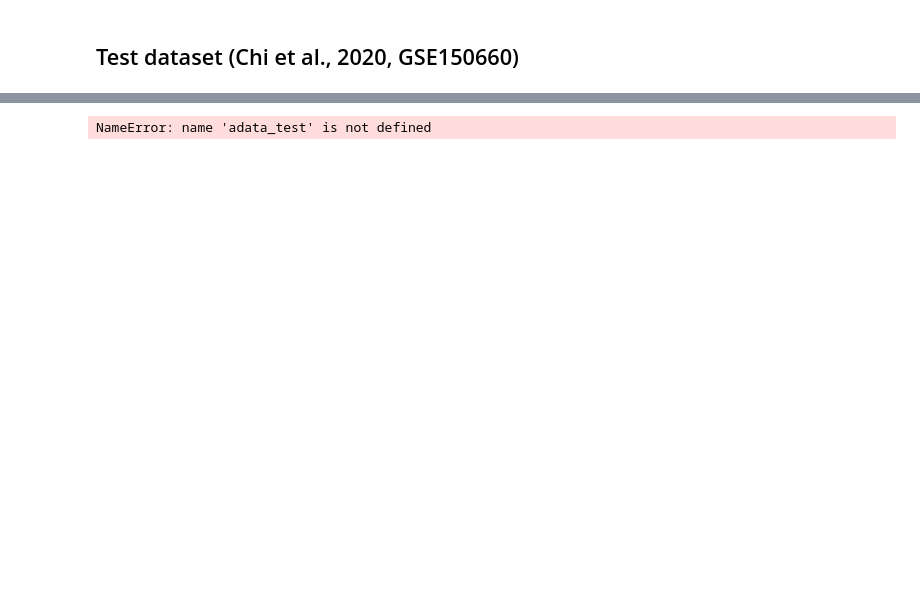
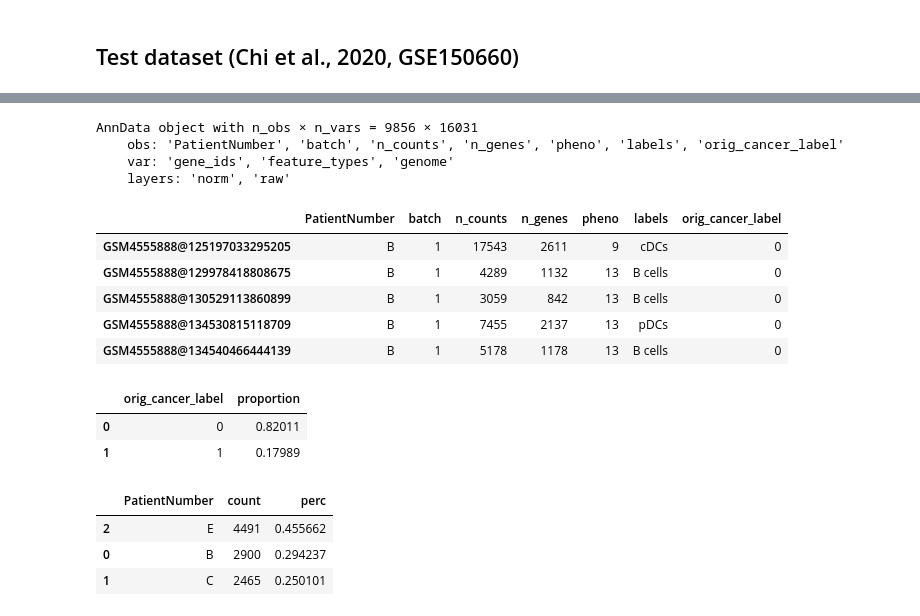
Before and after one commit to b-richins92/Cancer_Prediction_10x, a Jupyter notebook: 0_create_datasets_stats.ipynb, the cells around one changed output, grey strips where cells are left out. Saved outputs shown, nothing was run; the diff lists cells and outputs as text; code cells hidden in the pictures; blank space fills up the shorter version.

```diff
--- a/0_create_datasets_stats.ipynb
+++ b/0_create_datasets_stats.ipynb
@@ -307,18 +350,41 @@ adata_all.obs = adata_all.obs.drop(columns = ['in_tisch'])
 adata_all.var = adata_all.var.drop(columns = ['in_tisch'])
 adata_all.write_h5ad('test.h5ad')
 # %%
-#adata_test = sc.read_h5ad('test.h5ad')
+adata_test = sc.read_h5ad('test.h5ad')
 print(adata_test)
 adata_test.obs.head()
 # %% [output]
-NameError: name 'adata_test' is not defined
+AnnData object with n_obs × n_vars = 9856 × 16031
+    obs: 'PatientNumber', 'batch', 'n_counts', 'n_genes', 'pheno', 'labels', 'orig_cancer_label'
+    var: 'gene_ids', 'feature_types', 'genome'
+    layers: 'norm', 'raw'
+|  | PatientNumber | batch | n_counts | n_genes | pheno | labels | orig_cancer_label |
+| GSM4555888@125197033295205 | B | 1 | 17543 | 2611 | 9 | cDCs | 0 |
+| GSM4555888@129978418808675 | B | 1 | 4289 | 1132 | 13 | B cells | 0 |
+| GSM4555888@130529113860899 | B | 1 | 3059 | 842 | 13 | B cells | 0 |
+| GSM4555888@134530815118709 | B | 1 | 7455 | 2137 | 13 | pDCs | 0 |
+| GSM4555888@134540466444139 | B | 1 | 5178 | 1178 | 13 | B cells | 0 |
 # %%
 # Get total number of cells and % cancer for dataset
 adata_test.obs['orig_cancer_label'].value_counts('orig_cancer_label').reset_index()
+# %% [output]
+|  | orig_cancer_label | proportion |
+| 0 | 0 | 0.82011 |
+| 1 | 1 | 0.17989 |
 # %%
 # Show breakdown of number of cells and % cancer by patient
 adata_test.obs['PatientNumber'] = adata_test.obs['PatientNumber'].astype(str)
 adata_test.obs.groupby('PatientNumber')['PatientNumber'].value_counts().reset_index()
+
+adata_test_grp_counts = adata_test.obs.groupby('PatientNumber')['PatientNumber'].value_counts().reset_index()
+adata_test_grp_counts['perc'] = adata_test_grp_counts['count']/adata_test_grp_counts['count'].sum()
+adata_test_grp_counts = adata_test_grp_counts.sort_values('perc', ascending = False)
+adata_test_grp_counts
+# %% [output]
+|  | PatientNumber | count | perc |
+| 2 | E | 4491 | 0.455662 |
+| 0 | B | 2900 | 0.294237 |
+| 1 | C | 2465 | 0.250101 |
 # %%
 # Get % cancer breakdown by patient
 adata_test.obs.groupby('PatientNumber')['orig_cancer_label'].value_counts('orig_cancer_label', sort = False).reset_index()
```
Also changed, not shown: parts of 13 cells of this notebook.
